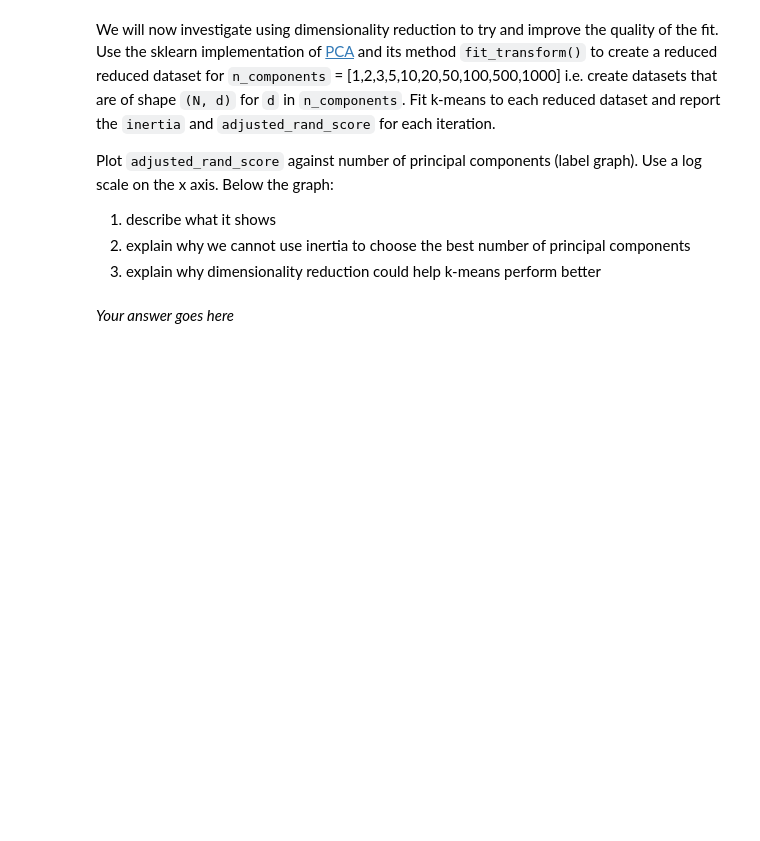
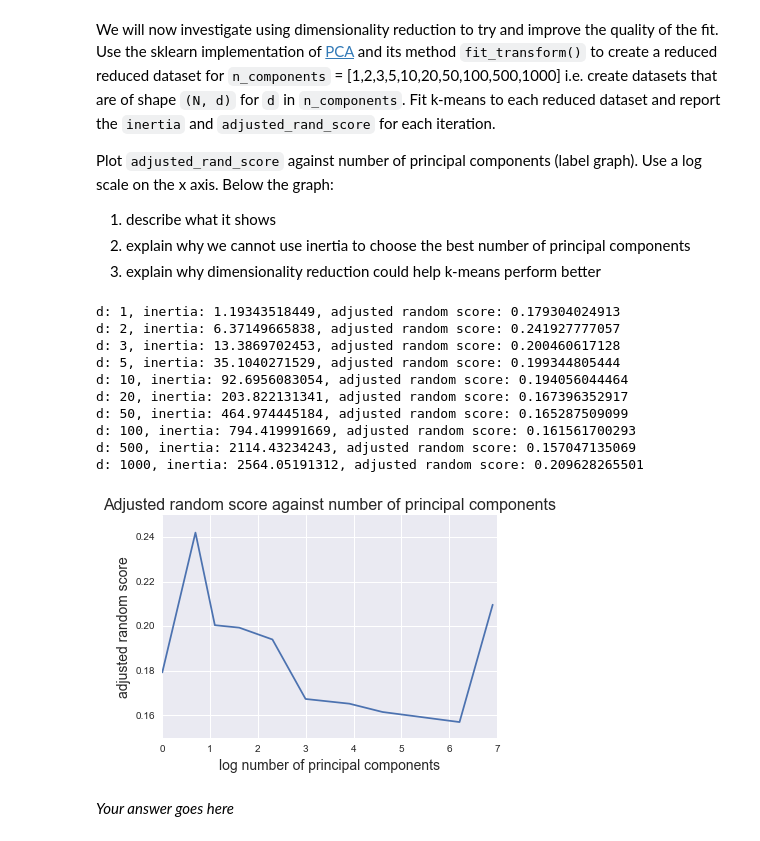
Before and after one commit to Dr-Alan-Turing/IAMachineLearning, a Jupyter notebook: 09_Assignment_4.ipynb, the cells around one changed output. Saved outputs shown, nothing was run; the diff lists cells and outputs as text; code cells hidden in the pictures; blank space fills up the shorter version.

```diff
--- a/09_Assignment_4.ipynb
+++ b/09_Assignment_4.ipynb
@@ -318,3 +328,33 @@ Plot `adjusted_rand_score` against number of principal components (label graph).
+# %%
+# Evaluate dimensionality reduction
+n_components = [1,2,3,5,10,20,50,100,500,1000]
+adj_r_scores = []
+for d in n_components:
+    pca_temp = PCA(n_components=d)
+    kmeans_temp = KMeans(random_state=30)
+    X_temp = pca_temp.fit_transform(X)
+    kmeans_temp.fit_transform(X_temp)
+    adj_r_scores.append(adjusted_rand_score(y, kmeans_temp.predict(X_temp)))
+    print("d: {0}, inertia: {1}, adjusted random score: {2}".format(d, kmeans_temp.inertia_, adjusted_rand_score(y, kmeans_temp.predict(X_temp))))
+
+# Plot scores against number of principal components
+plt.plot(np.log(n_components), adj_r_scores)
+plt.title("Adjusted random score against number of principal components", fontsize=16)
+plt.xlabel("log number of principal components", fontsize=14)
+plt.ylabel("adjusted random score", fontsize=14)
+plt.show()
+# %% [output]
+d: 1, inertia: 1.19343518449, adjusted random score: 0.179304024913
+d: 2, inertia: 6.37149665838, adjusted random score: 0.241927777057
+d: 3, inertia: 13.3869702453, adjusted random score: 0.200460617128
+d: 5, inertia: 35.1040271529, adjusted random score: 0.199344805444
+d: 10, inertia: 92.6956083054, adjusted random score: 0.194056044464
+d: 20, inertia: 203.822131341, adjusted random score: 0.167396352917
+d: 50, inertia: 464.974445184, adjusted random score: 0.165287509099
+d: 100, inertia: 794.419991669, adjusted random score: 0.161561700293
+d: 500, inertia: 2114.43234243, adjusted random score: 0.157047135069
+d: 1000, inertia: 2564.05191312, adjusted random score: 0.209628265501
+[figure, added]
 # %% [markdown]
 *Your answer goes here*
 # %% [markdown]
```
Also changed, not shown: parts of 6 cells of this notebook.
